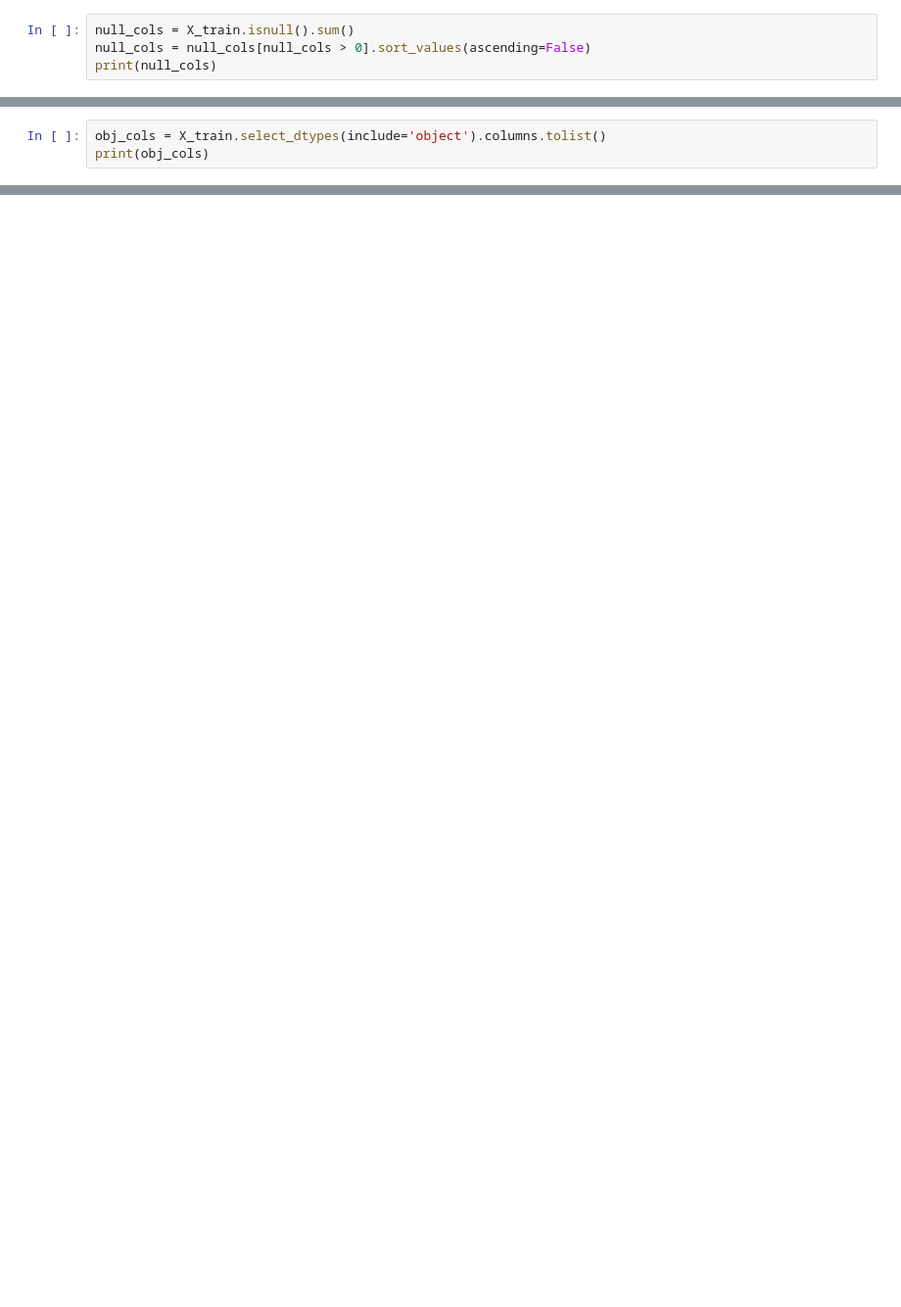
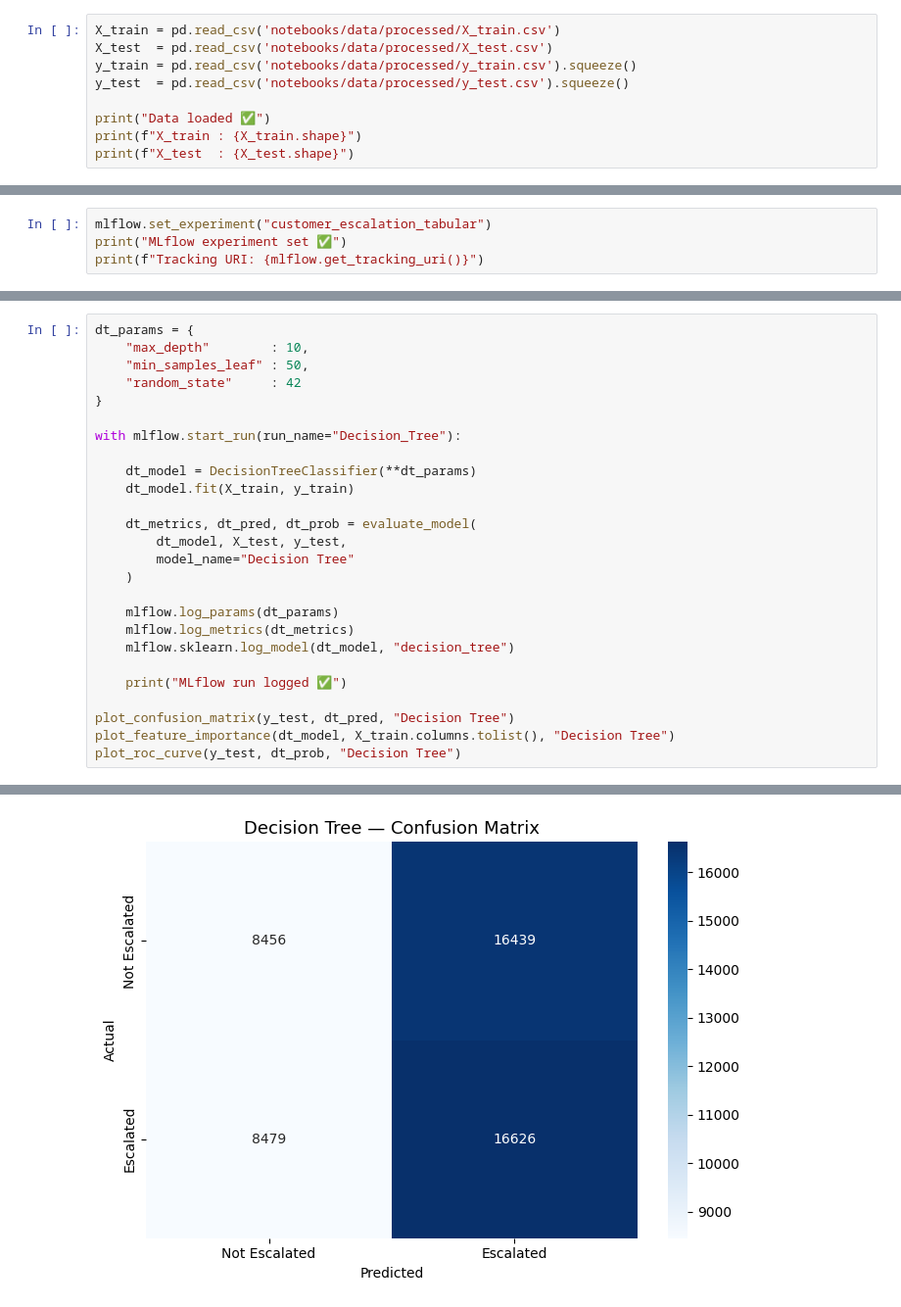
Before and after one commit to faizan23804/Customer-Risk-Escalation-Engine, a Jupyter notebook: notebooks/model_training.ipynb, the cells around one changed output, grey strips where cells are left out. Shown at 98% size. Cells and saved outputs as stored; diff of their text form; blank space fills up the shorter version.

Commit message:
Model trainied

```diff
--- a/notebooks/model_training.ipynb
+++ b/notebooks/model_training.ipynb
@@ -46,5 +34,10 @@ Name: count, dtype: int64
 # %%
-null_cols = X_train.isnull().sum()
-null_cols = null_cols[null_cols > 0].sort_values(ascending=False)
-print(null_cols)
+X_train = pd.read_csv('notebooks/data/processed/X_train.csv')
+X_test  = pd.read_csv('notebooks/data/processed/X_test.csv')
+y_train = pd.read_csv('notebooks/data/processed/y_train.csv').squeeze()
+y_test  = pd.read_csv('notebooks/data/processed/y_test.csv').squeeze()
+
+print("Data loaded ✅")
+print(f"X_train : {X_train.shape}")
+print(f"X_test  : {X_test.shape}")
 # %% [output]
@@ -53,4 +47,5 @@ dtype: int64
 # %%
-obj_cols = X_train.select_dtypes(include='object').columns.tolist()
-print(obj_cols)
+mlflow.set_experiment("customer_escalation_tabular")
+print("MLflow experiment set ✅")
+print(f"Tracking URI: {mlflow.get_tracking_uri()}")
 # %% [output]
@@ -88,0 +132,27 @@ Name: status, Length: 150000, dtype: float64
+# %%
+dt_params = {
+    "max_depth"        : 10,
+    "min_samples_leaf" : 50,
+    "random_state"     : 42
+}
+
+with mlflow.start_run(run_name="Decision_Tree"):
+
+    dt_model = DecisionTreeClassifier(**dt_params)
+    dt_model.fit(X_train, y_train)
+
+    dt_metrics, dt_pred, dt_prob = evaluate_model(
+        dt_model, X_test, y_test,
+        model_name="Decision Tree"
+    )
+
+    mlflow.log_params(dt_params)
+    mlflow.log_metrics(dt_metrics)
+    mlflow.sklearn.log_model(dt_model, "decision_tree")
+
+    print("MLflow run logged ✅")
+
+plot_confusion_matrix(y_test, dt_pred, "Decision Tree")
+plot_feature_importance(dt_model, X_train.columns.tolist(), "Decision Tree")
+plot_roc_curve(y_test, dt_prob, "Decision Tree")
+# %% [output]
@@ -88,0 +180 @@ Name: status, Length: 150000, dtype: float64
+[figure, added]
```
Also changed, not shown: parts of 10 cells of this notebook, 26 other files.
